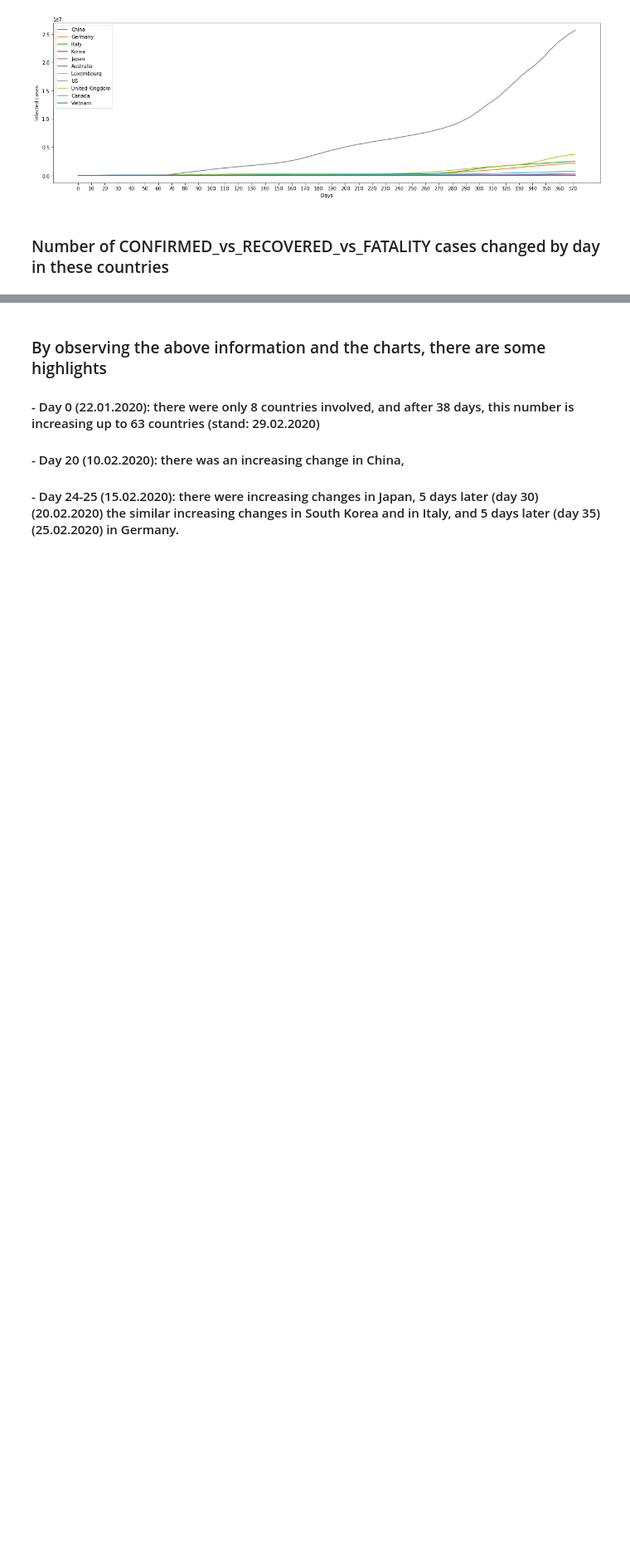
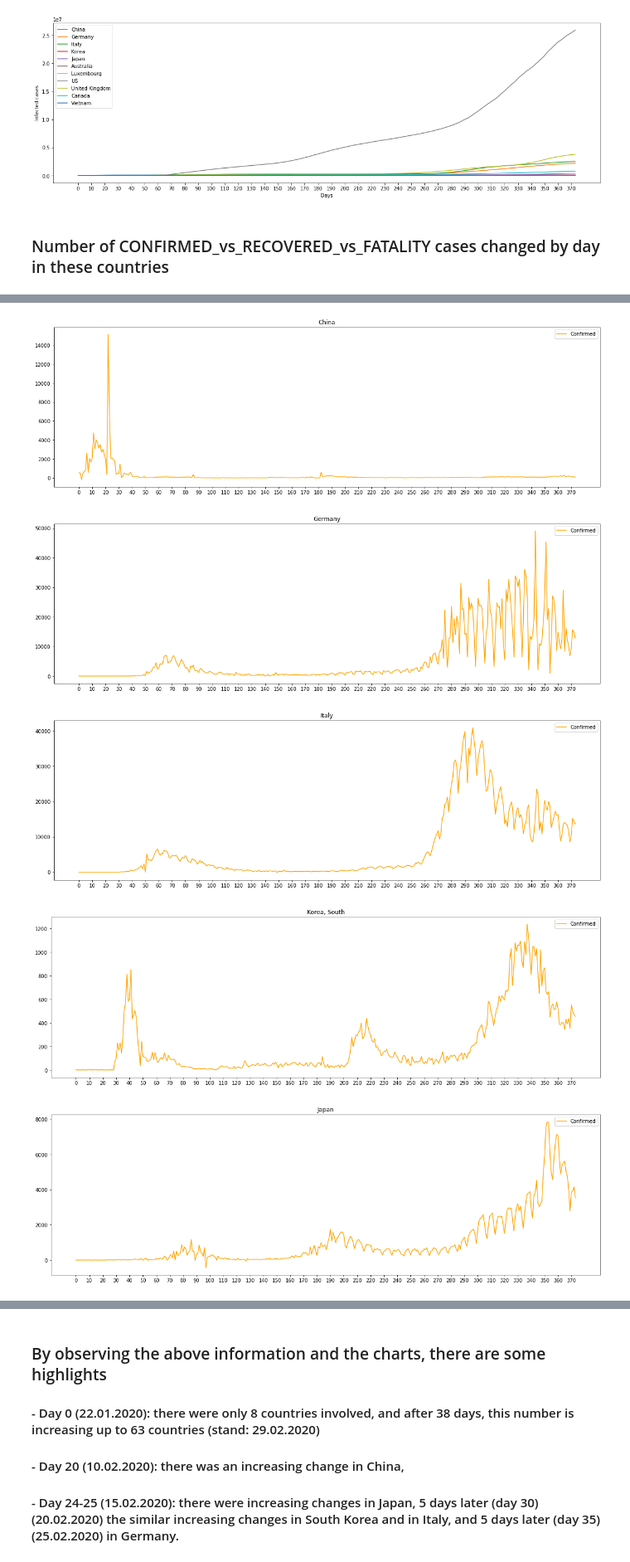
Before and after one commit to lphan/ML-Practices, a Jupyter notebook: 18_Covid-19/18_Covid-19.ipynb, the cells around one changed output, grey strips where cells are left out. Shown at 83% size. Cells and saved outputs as stored; diff of their text form; code cells hidden in the pictures; blank space fills up the shorter version.

```diff
--- a/18_Covid-19/18_Covid-19.ipynb
+++ b/18_Covid-19/18_Covid-19.ipynb
@@ -206,3 +206,18 @@ countriesdf
 [figure]
 [figure]
 [figure]
+# %%
+figure = 1
+for country in countries:
+    plt.figure(figure)
+    plt.xticks(np.arange(0, max(x_dat)+1, 10))
+    plt.plot(*zip(*y_dat_confirmed_ByDay[country]), color='orange', label='Confirmed')
+    plt.title(country)
+    figure = figure+1
+    plt.legend()
+# %% [output]
+[figure, added]
+[figure, added]
+[figure, added]
+[figure, added]
+[figure, added]
```
Also changed, not shown: parts of 7 cells of this notebook, 13 other files.
